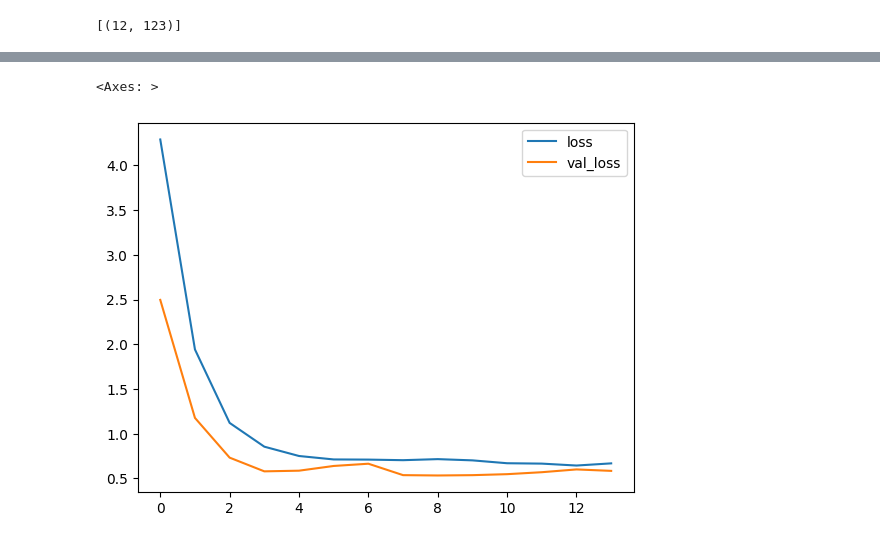
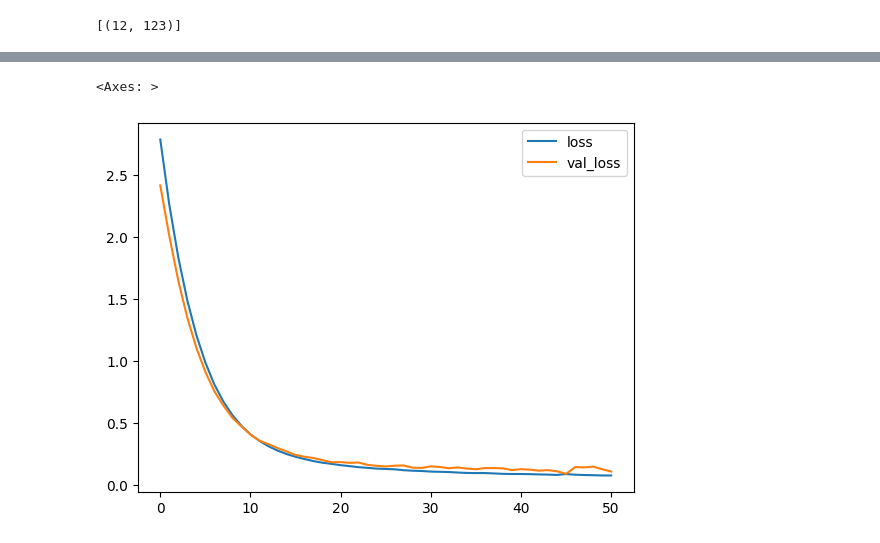
Before and after one commit to rproner1/MacroAtRisk, a Jupyter notebook: tuning.ipynb, the cells around one changed output, grey strips where cells are left out. Drawn from its saved outputs; the diff is of its cells as text; code cells hidden in the pictures.

```diff
--- a/tuning.ipynb
+++ b/tuning.ipynb
@@ -33,7 +33,7 @@ INPUT_PATHS = [BASE_PATH / 'data' / 'processed' / file for file in INPUT_FILES]
 START_DATE = data_config['start_date']
 
 # Data configurations
-TARGET_IDX = 2  # 0: Infl_yoy, 1: IP_yoy, 2: Unrate_yoy
+TARGET_IDX = 0  # 0: Infl_yoy, 1: IP_yoy, 2: Unrate_yoy
 TIME_STEPS = 12  # Number of quarters for RNN
 YEAR = 1997     # Train cutoff year
 VAL_MONTHS = 60   # Number of validation years
@@ -1447,6 +1459,10 @@ input_shapes
 keras.utils.set_random_seed(1)
 
 input_shapes = [X_train_rnn.shape[1:]] if not isinstance(X_train_rnn, list) else [X.shape[1:] for X in X_train_rnn]
+
+bias_initializers = {
+    q: keras.initializers.Constant(y_train.iloc[-12:].quantile(q)) for q in QUANTILES
+}
 
 builder_params = {
     'input_shapes': input_shapes,
@@ -1465,9 +1481,9 @@ builder_params = {
 
 hps = {
     'l1': 0.0,
-    'l2': 1e-3,
+    'l2': 5e-3,
     'rec_drop': 0.0,
-    'lr': 1e-3
+    'lr': 3e-4
 }
 
 builder_params.update(hps)
@@ -1480,7 +1496,8 @@ model = build_dmq_v0(
 early_stopping = EarlyStopping(
     monitor='val_loss',
     min_delta=1e-4,
-    patience=5
+    patience=5,
+    restore_best_weights=True
 )
 
 history = model.fit(
@@ -1518,5 +1535,5 @@ Epoch 14/200
 <Axes: >
-[figure, old version]
+[figure, new version]
 # %%
 y_pred = model.predict(X_train_rnn)
 plot_and_evaluate_train_predictions(
```
Also changed, not shown: parts of 10 cells of this notebook.
